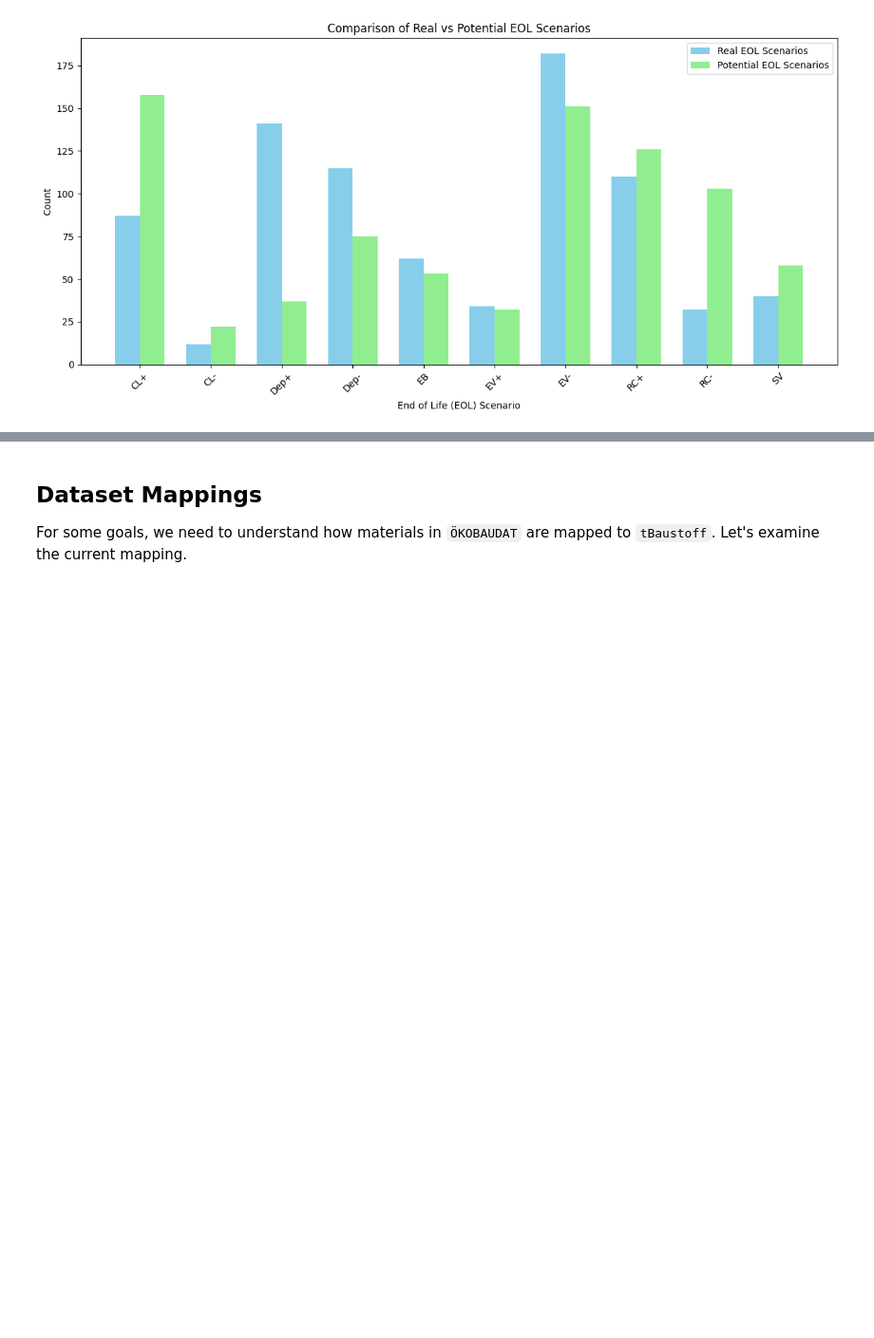
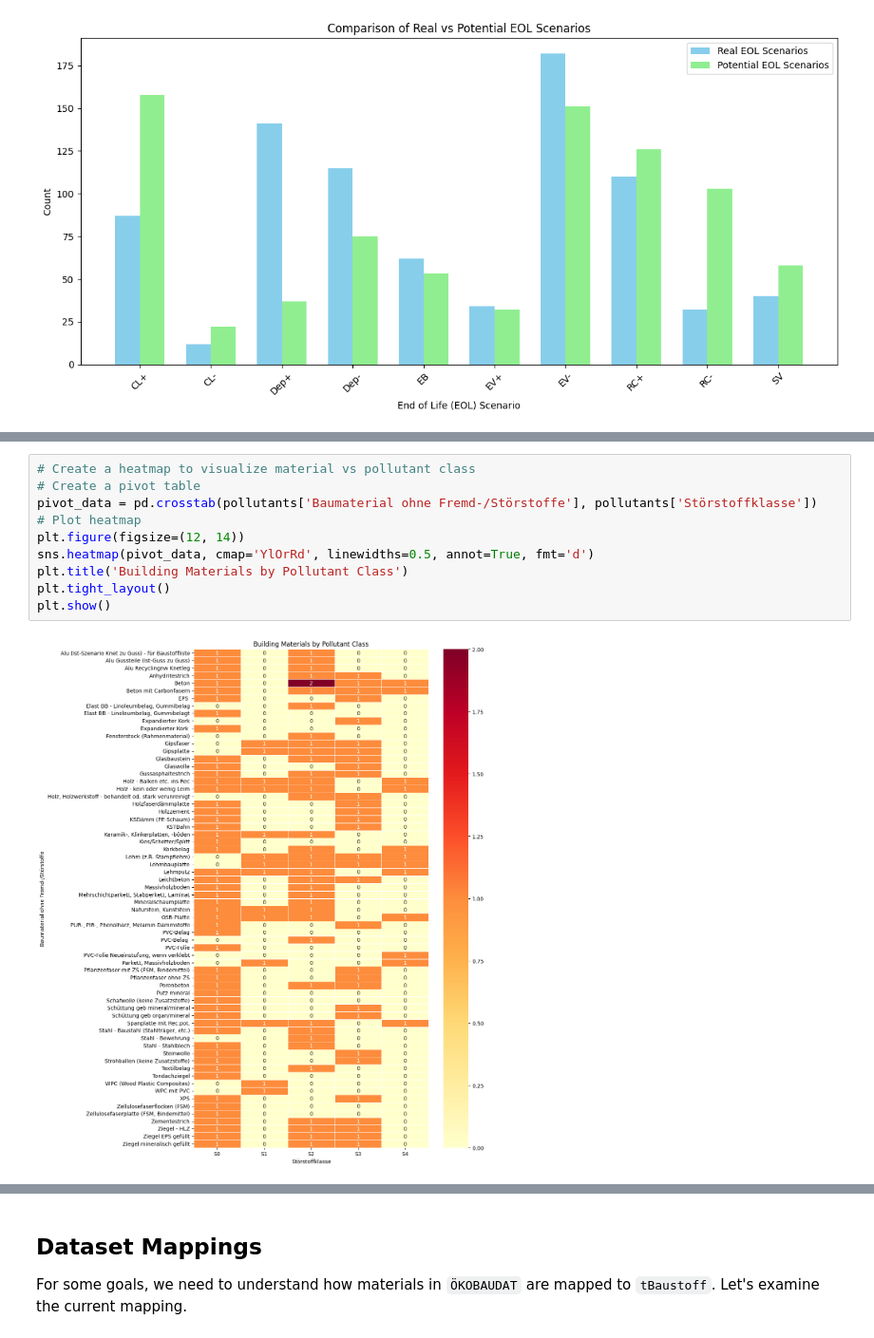
Before and after one commit to n3xtcoder/ai4impact-bbsr, a Jupyter notebook: data_exploration.ipynb, the cells around one changed output, grey strips where cells are left out. Shown at 95% size. Saved outputs shown, nothing was run; the diff lists cells and outputs as text; blank space fills up the shorter version.

```diff
--- a/data_exploration.ipynb
+++ b/data_exploration.ipynb
@@ -311,0 +373,12 @@ plt.show()
+# %%
+# Create a heatmap to visualize material vs pollutant class
+# Create a pivot table
+pivot_data = pd.crosstab(pollutants['Baumaterial ohne Fremd-/Störstoffe'], pollutants['Störstoffklasse'])
+# Plot heatmap
+plt.figure(figsize=(12, 14))
+sns.heatmap(pivot_data, cmap='YlOrRd', linewidths=0.5, annot=True, fmt='d')
+plt.title('Building Materials by Pollutant Class')
+plt.tight_layout()
+plt.show()
+# %% [output]
+[figure, added]
```
Also changed, not shown: parts of 7 cells of this notebook, 2 other files.
